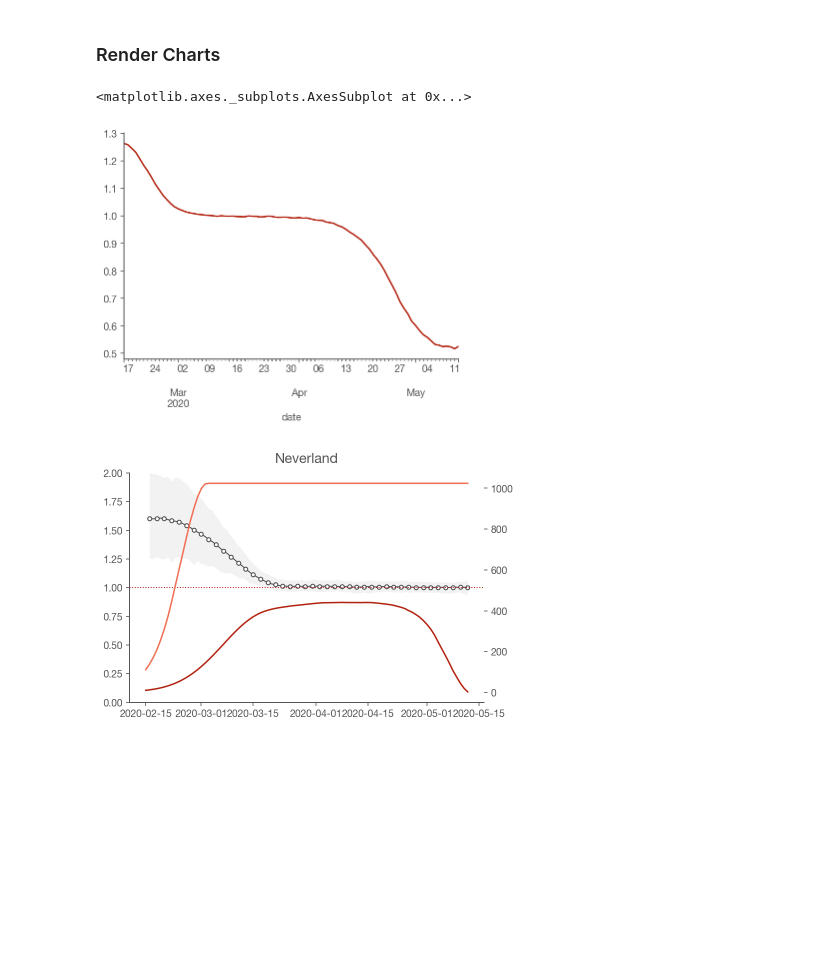
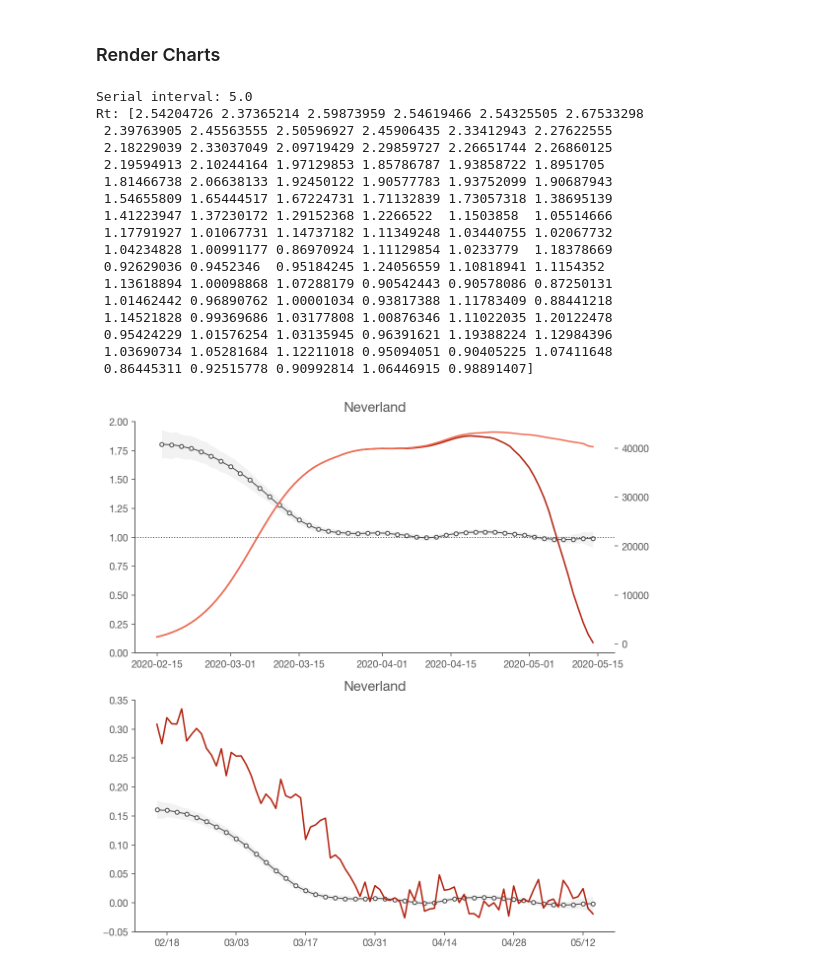
Before and after one commit to maciekrt/covid-19, a Jupyter notebook: Realtime Rt mcmc.ipynb, the cells around one changed output. Saved outputs shown, nothing was run; the diff lists cells and outputs as text; code cells hidden in the pictures; blank space fills up the shorter version.

```diff
--- a/Realtime Rt mcmc.ipynb
+++ b/Realtime Rt mcmc.ipynb
@@ -515,10 +417,19 @@ class MCMCModel(object):
 def df_from_model(model):
 
     r_t = model.trace['r_t']
+    serial_interval = model.trace['serial_interval']
+    theta_t = model.trace['theta']
+
     mean = np.mean(r_t, axis=0)
     median = np.median(r_t, axis=0)
     hpd_90 = pm.stats.hpd(r_t, credible_interval=.9)
     hpd_50 = pm.stats.hpd(r_t, credible_interval=.5)
+
+    mean_theta = np.mean(theta_t, axis=0)
+    median_theta = np.median(theta_t, axis=0)
+    hpd_90_theta = pm.stats.hpd(theta_t, credible_interval=.9)
+    hpd_50_theta = pm.stats.hpd(theta_t, credible_interval=.5)
+
 
     idx = pd.MultiIndex.from_product([
             [model.region],
@@ -527,7 +438,9 @@ def df_from_model(model):
 
     df = pd.DataFrame(data=np.c_[mean, median, hpd_90, hpd_50], index=idx,
                  columns=['mean', 'median', 'lower_90', 'upper_90', 'lower_50','upper_50'])
-    return df
+    dfTheta = pd.DataFrame(data=np.c_[mean_theta, median_theta, hpd_90_theta, hpd_50_theta], index=idx,
+                 columns=['mean', 'median', 'lower_90', 'upper_90', 'lower_50','upper_50'])
+    return df, dfTheta, serial_interval
 
 def create_and_run_model(name, country):
     confirmed = country.cases
@@ -542,8 +455,3 @@ Initializing NUTS using jitter+adapt_diag...
 Sequential sampling (1 chains in 1 job)
 NUTS: [serial_interval, theta_raw_steps, theta_raw_init, step_size]
 Only one chain was sampled, this makes it impossible to run some convergence checks
-# %%
-model_neverland.cumulative_p_delay
-fig, ax = plt.subplots()
-ax.plot(onset)
-ax.plot(model_neverland.onset)
@@ -628,2 +458,2 @@ results.loc['Italy']
 # %%
-result_neverland = df_from_model(model_neverland)
+result_neverland, result_neverlandTheta, serial_int = df_from_model(model_neverland)
@@ -672,8 +480,3 @@ def plot_rt(name, result, ax, c=(.3,.3,.3,1), ci=(0,0,0,.05)):
 
     ax.xaxis.set_major_formatter(mdates.DateFormatter('%m/%d'))
     ax.xaxis.set_major_locator(mdates.WeekdayLocator(interval=2))
-# %%
-result_neverland.droplevel(0)['median'].plot()
-# %% [output]
-<matplotlib.axes._subplots.AxesSubplot at 0x...>
-[figure, removed]
@@ -680,22 +504,43 @@ result_neverland.droplevel(0)['median'].plot()
 # %%
-# Laplace walk
-ncols = 1
-nrows = 1 #int(np.ceil(results.index.levels[0].shape[0] / ncols))
-
 fig, axes = plt.subplots(
-    nrows=nrows,
-    ncols=ncols,
-#     figsize=(14, nrows*3),
-    sharey='row')
+    nrows=2,
+    ncols=1,
+figsize=(8,8))
 
 # for ax, (country, result) in zip(axes.flat, results.groupby('region')):
 #     plot_rt(country, result.droplevel(0), ax)
-plot_rt('Neverland', result_neverland.droplevel(0), axes)
-ax2 = axes.twinx()  # instantiate a second axes that shares the same x-axis
-ax2.plot(onset)
-ax2.plot(adjusted)
+plot_rt('Neverland', result_neverland.droplevel(0), axes[0])
+ax = axes[0].twinx()  # instantiate a second axes that shares the same x-axis
+ax.plot(onset)
+ax.plot(adjusted)
+
+print(f"Serial interval: {serial_interval}\nRt: {Rt}")
+
+plot_Thetat('Neverland', result_neverlandTheta.droplevel(0), axes[1])
+index = result_neverlandTheta.droplevel(0).index
+thetaNever = ((Rt-1)/serial_interval)[:index.size]
+thetaNeverSeries = pd.Series(data=thetaNever,index=dataTheta.index[:index.size])
+axes[1].plot(thetaNeverSeries)
+
 
 fig.tight_layout()
 fig.set_facecolor('w')
 # %% [output]
+Serial interval: 5.0
+Rt: [2.54204726 2.37365214 2.59873959 2.54619466 2.54325505 2.67533298
+ 2.39763905 2.45563555 2.50596927 2.45906435 2.33412943 2.27622555
+ 2.18229039 2.33037049 2.09719429 2.29859727 2.26651744 2.26860125
+ 2.19594913 2.10244164 1.97129853 1.85786787 1.93858722 1.8951705
+ 1.81466738 2.06638133 1.92450122 1.90577783 1.93752099 1.90687943
+ 1.54655809 1.65444517 1.67224731 1.71132839 1.73057318 1.38695139
+ 1.41223947 1.37230172 1.29152368 1.2266522  1.1503858  1.05514666
+ 1.17791927 1.01067731 1.14737182 1.11349248 1.03440755 1.02067732
+ 1.04234828 1.00991177 0.86970924 1.11129854 1.0233779  1.18378669
+ 0.92629036 0.9452346  0.95184245 1.24056559 1.10818941 1.1154352
+ 1.13618894 1.00098868 1.07288179 0.90542443 0.90578086 0.87250131
+ 1.01462442 0.96890762 1.00001034 0.93817388 1.11783409 0.88441218
+ 1.14521828 0.99369686 1.03177808 1.00876346 1.11022035 1.20122478
+ 0.95424229 1.01576254 1.03135945 0.96391621 1.19388224 1.12984396
+ 1.03690734 1.05281684 1.12211018 0.95094051 0.90405225 1.07411648
+ 0.86445311 0.92515778 0.90992814 1.06446915 0.98891407]
-[figure, old version]
+[figure, new version]
```
Also changed, not shown: parts of 45 cells of this notebook.
